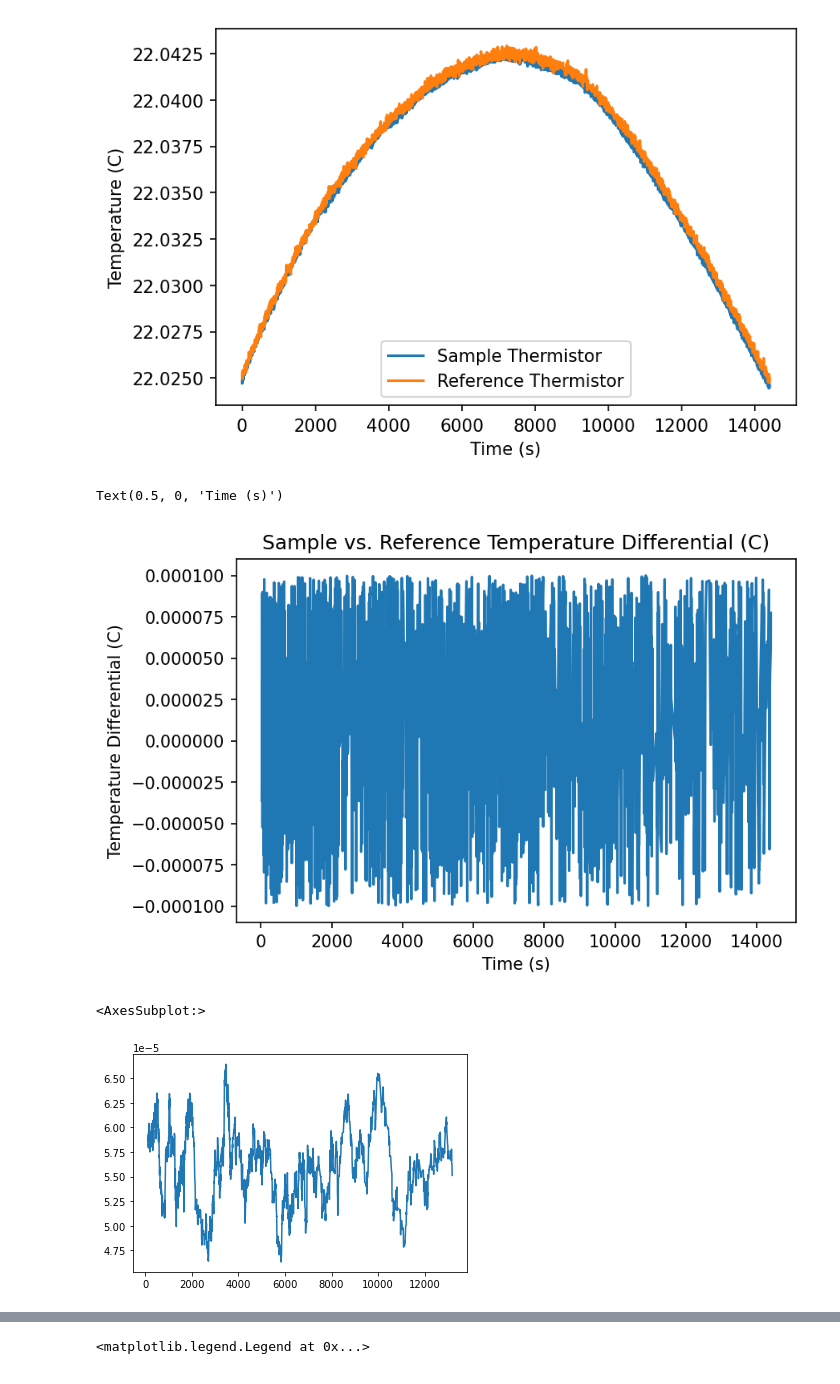
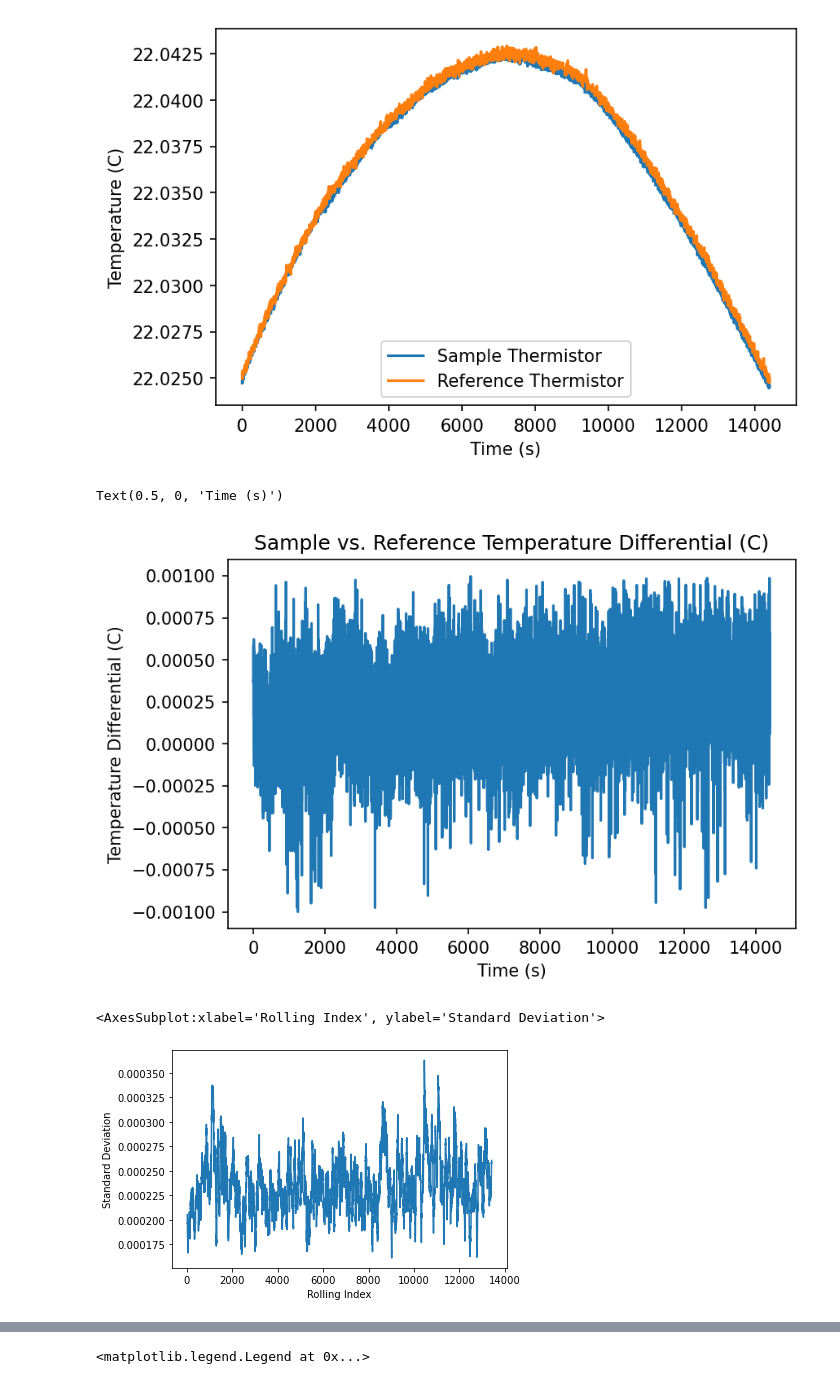
Before and after one commit to amontene823/temperature_stability, a Jupyter notebook: data_workup2.ipynb, the cells around one changed output, grey strips where cells are left out. Cells and saved outputs as stored; diff of their text form; code cells hidden in the pictures.

```diff
--- a/data_workup2.ipynb
+++ b/data_workup2.ipynb
@@ -82,5 +89,5 @@ ax.legend()
 # %%
-differential_threshold = 0.0001
+differential_threshold = 0.001
 filt = ((df['temp2_(C)'] - df['temp1_(C)']).abs() <= differential_threshold)
 
 time = df.loc[filt, 'time1_(s)']
@@ -94,15 +101,15 @@ ax.set_xlabel('Time (s)')
 # print(diff)
 # %% [output]
 Text(0.5, 0, 'Time (s)')
-[figure, old version]
+[figure, new version]
 # %%
 # (TempDifference.rolling(1500).mean() - TempDifference.rolling(1000).std()).plot()
 rollingWindow = 60
 stdDev = TempDifference.rolling(rollingWindow, center = True).std()
 # stdDevMean = TempDifference.rolling(rollingWindow).std().mean()
 
 # fig, ax = plt.subplots(150)
-stdDev.plot()
+stdDev.plot(xlabel = 'Rolling Index', ylabel = 'Standard Deviation')
 # %% [output]
-<AxesSubplot:>
+<AxesSubplot:xlabel='Rolling Index', ylabel='Standard Deviation'>
-[figure, old version]
+[figure, new version]
```
Also changed, not shown: parts of 4 cells of this notebook, 1 other file.
